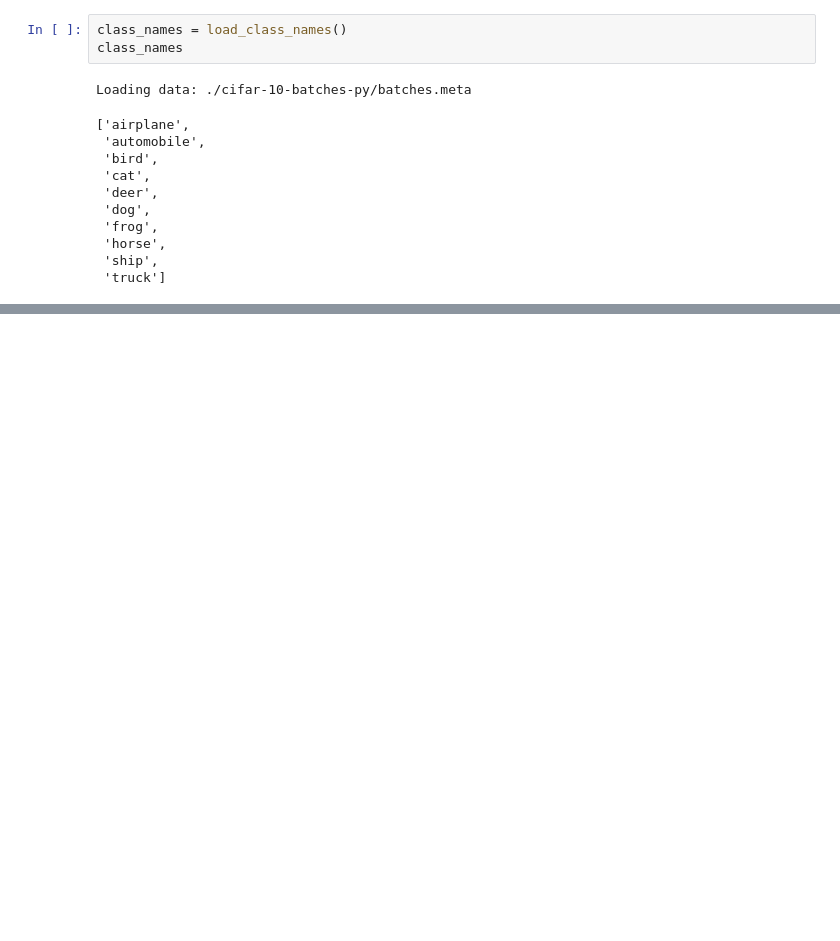
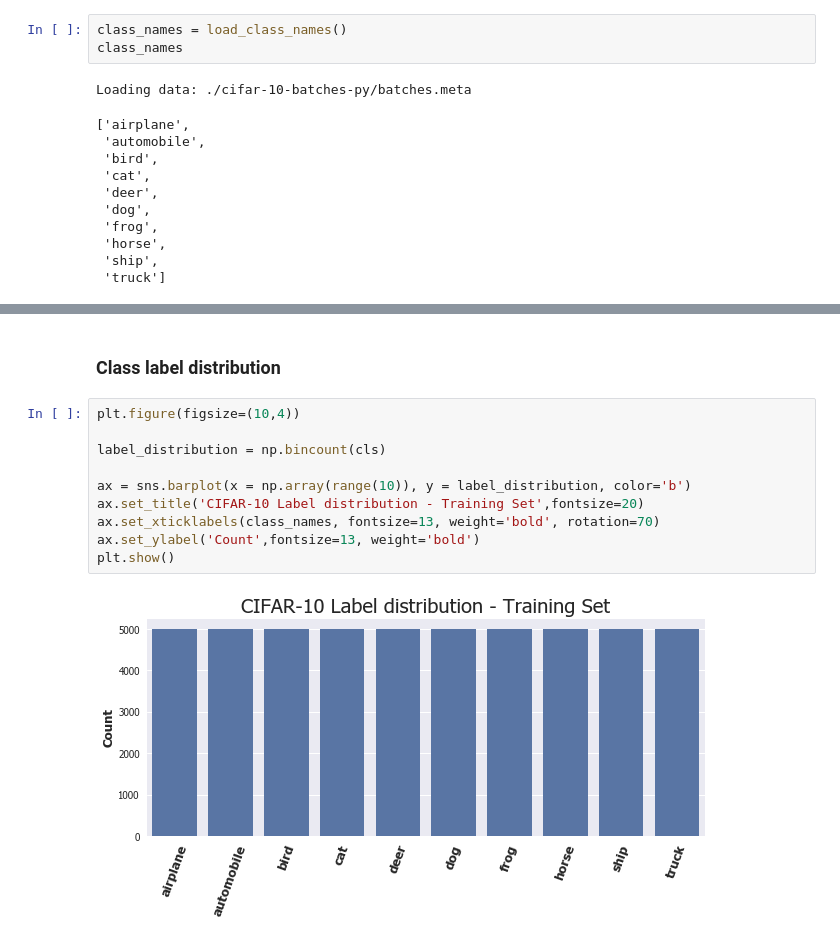
Before and after one commit to sgiammy/ASI-course, a Jupyter notebook: ae2018/ae2018.ipynb, the cells around one changed output, grey strips where cells are left out. Cells and saved outputs as stored; diff of their text form; blank space fills up the shorter version.

```diff
--- a/ae2018/ae2018.ipynb
+++ b/ae2018/ae2018.ipynb
@@ -441,2 +454,16 @@ plot_images(images=images, cls_true=cls_true, smooth=False)
 # %% [output]
 [figure]
+# %% [markdown]
+### Class label distribution
+# %%
+plt.figure(figsize=(10,4))
+
+label_distribution = np.bincount(cls)
+
+ax = sns.barplot(x = np.array(range(10)), y = label_distribution, color='b')
+ax.set_title('CIFAR-10 Label distribution - Training Set',fontsize=20)
+ax.set_xticklabels(class_names, fontsize=13, weight='bold', rotation=70)
+ax.set_ylabel('Count',fontsize=13, weight='bold')
+plt.show()
+# %% [output]
+[figure, added]
```
Also changed, not shown: parts of 31 cells of this notebook.
